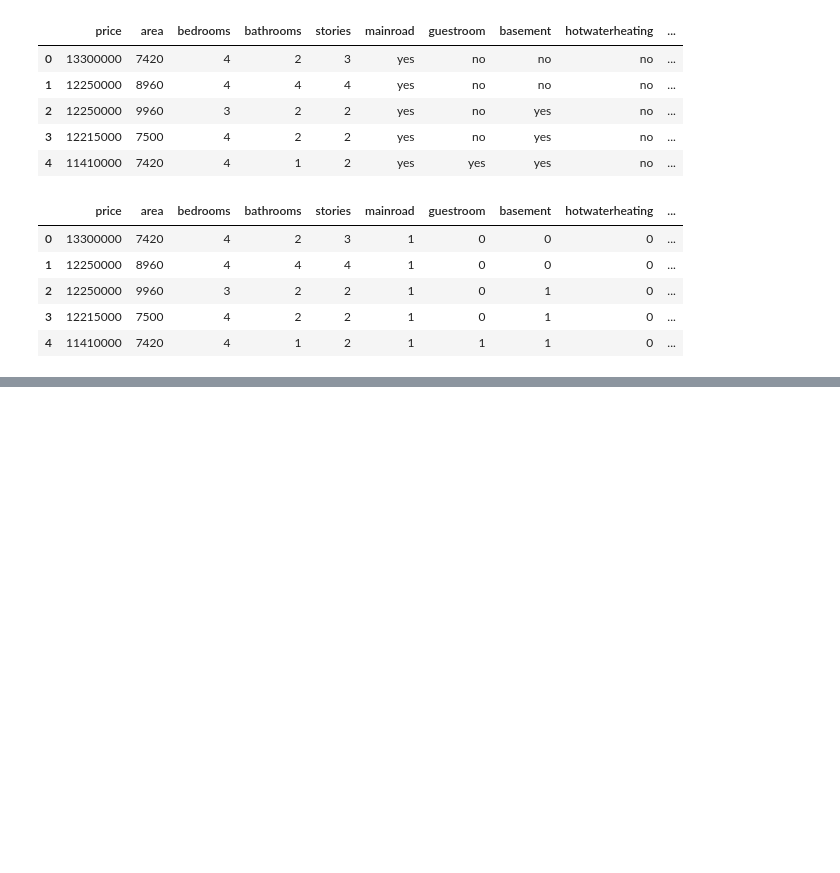
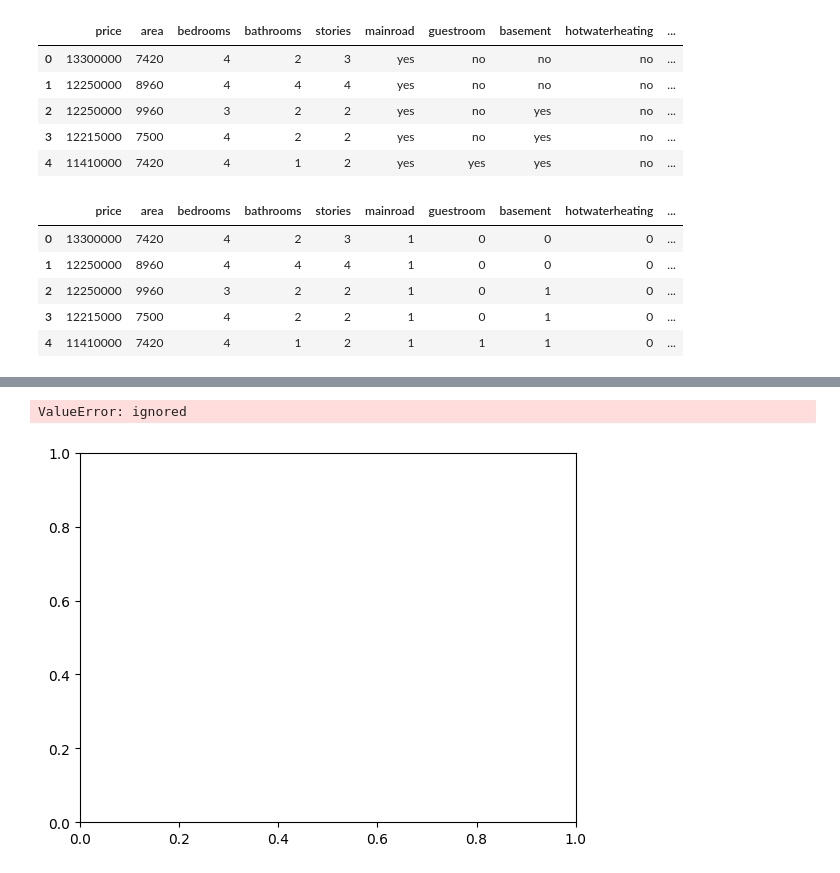
Before and after one commit to Pathin220/4105_ML, a Jupyter notebook: 4105_Hw2.ipynb, the cells around one changed output, grey strips where cells are left out. Saved outputs shown, nothing was run; the diff lists cells and outputs as text; code cells hidden in the pictures; blank space fills up the shorter version.

```diff
--- a/4105_Hw2.ipynb
+++ b/4105_Hw2.ipynb
@@ -65,8 +80,8 @@ m_val = len(val_price)
 # %%
 #1a. Area, bedrooms, bathrooms, stories, parking will be used
 vars_a = ['area', 'bedrooms', 'bathrooms', 'stories', 'parking']
-train_a = np.c_[np.ones((m,1)), train[vars_a]]
-val_a = np.c_[np.ones((len(val_price),1)), val[vars_a]]
+train_a = np.c_[np.ones((len(train_price),1)), train[vars_a]]
+val_a = np.c_[np.ones((m_val,1)), val[vars_a]]
 # %%
 #1b area, bedrooms, bathrooms, stoires, mainroad, guestroom, basement, hotwaterheating, airconditioning, parking, prefarea will be used
 vars_b = ['area', 'bedrooms', 'bathrooms', 'stories', 'mainroad', 'guestroom', 'basement', 'hotwaterheating', 'airconditioning', 'parking','prefarea']
@@ -89,4 +104,18 @@ def grad_descent(train,val,train_price,val_price,alpha,theta,iterations):
     val_losses.append(val_loss)
 
     return train_losses, val_losses
+# %%
+
+train_losses, val_losses = grad_descent(train_a,val_a,train_price,val_price,alpha,theta_a,iterations)
+
+plt.plot(range(1, iterations + 1), train_losses, color = 'blue', label="Training Loss")
+plt.plot(range(1, iterations + 1), val_losses, color = 'red', label="Valadation Loss")
+
+
+plt.grid(True)
+plt.title("Training and Validation Loss Over Iterations")
+plt.show()
+# %% [output]
+ValueError: ignored
+[figure, added]
 # %%
```
Also changed, not shown: parts of 4 cells of this notebook.
